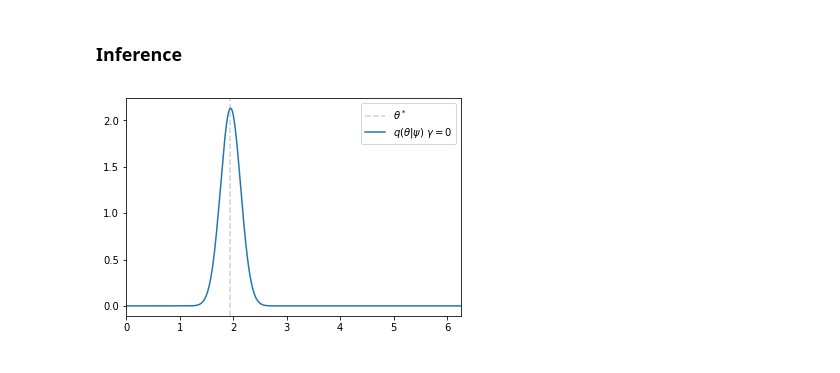
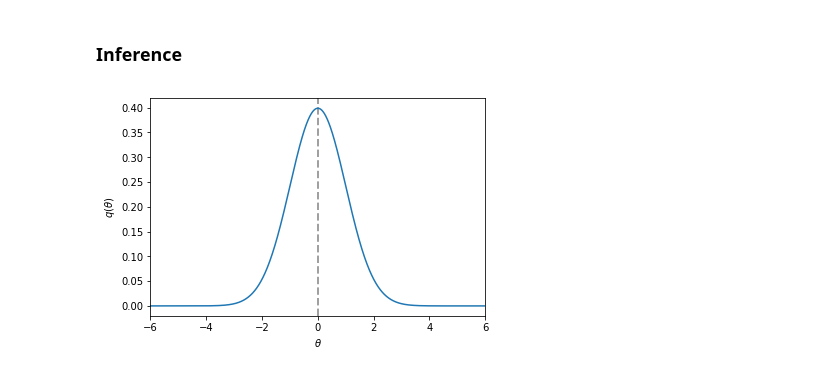
Before and after one commit to montefiore-institute/hypothesis, a Jupyter notebook: examples/avo_poisson.ipynb, the cells around one changed output. Cells and saved outputs as stored; diff of their text form; code cells hidden in the pictures.

```diff
--- a/examples/avo_poisson.ipynb
+++ b/examples/avo_poisson.ipynb
@@ -28,15 +26,3 @@ Clearly, our initial guess is completely wrong.
-# %%
-def plot_proposal(proposal):
-    mean = proposal._mu.item()
-    sigma = proposal._sigma.item()
-    true = theta_true.item()
-    x = np.linspace(mean - 15 * sigma, mean + 15 * sigma + 1.5, 5000)
-    plt.axvline(true, linestyle="--", c="lightgray", label=r"${\theta^*}$")
-    plt.plot(x, mlab.normpdf(x, mean, sigma), label=r"$q({\theta}|{\psi})\ \gamma = 0$")
-    plt.xlim([0, np.max(x)])
-    plt.grid(False)
-    plt.legend()
-    plt.show()
 # %% [markdown]
 ## AVO
 
@@ -75,12 +61,12 @@ proposal = NormalProposal()
 # %%
 from hypothesis.inference import AdversarialVariationalOptimization
 
-avo = AdversarialVariationalOptimization(simulator, allocate_discriminator(),
-                                         proposal, lr_discriminator=0.001,
-                                         lr_proposal=0.001, step_size=.1)
+avo = AdversarialVariationalOptimization(simulator, allocate_discriminator())
 # %%
-proposal = avo.infer(x_o, steps=100000)
+proposal = avo.infer(observations, proposal=proposal, steps=100000)
-# %%
-plot_proposal(proposal)
-# %% [output]
-[figure, removed]
+# %%
+from hypothesis.visualization.avo import plot_proposal
+
+plot_proposal(proposal, show_mean=True)
+# %% [output]
+[figure, added]
```
Also changed, not shown: parts of 7 cells of this notebook, 1 other file.
